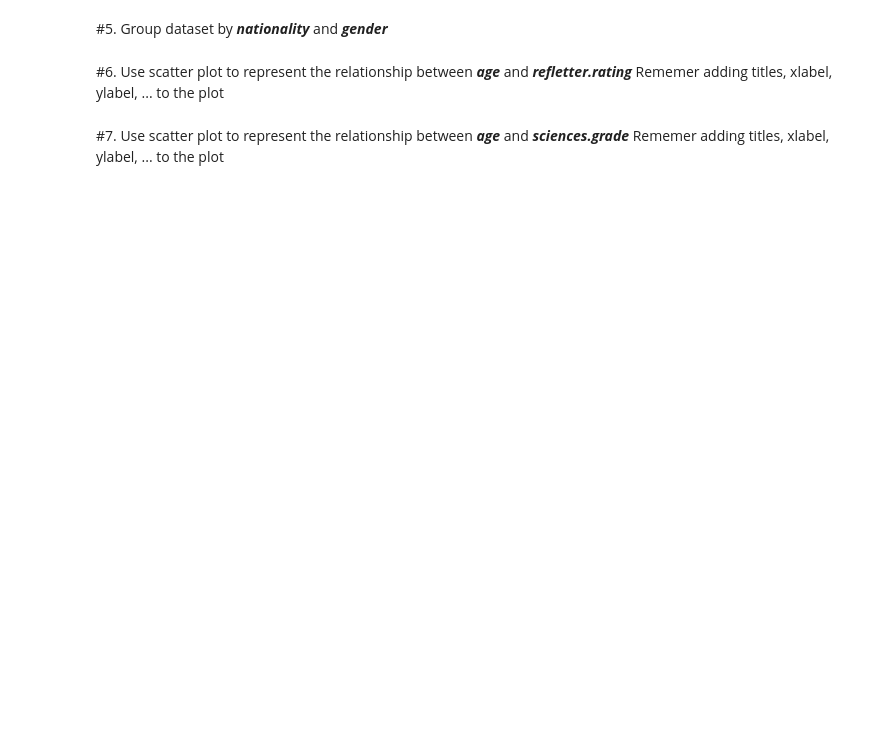
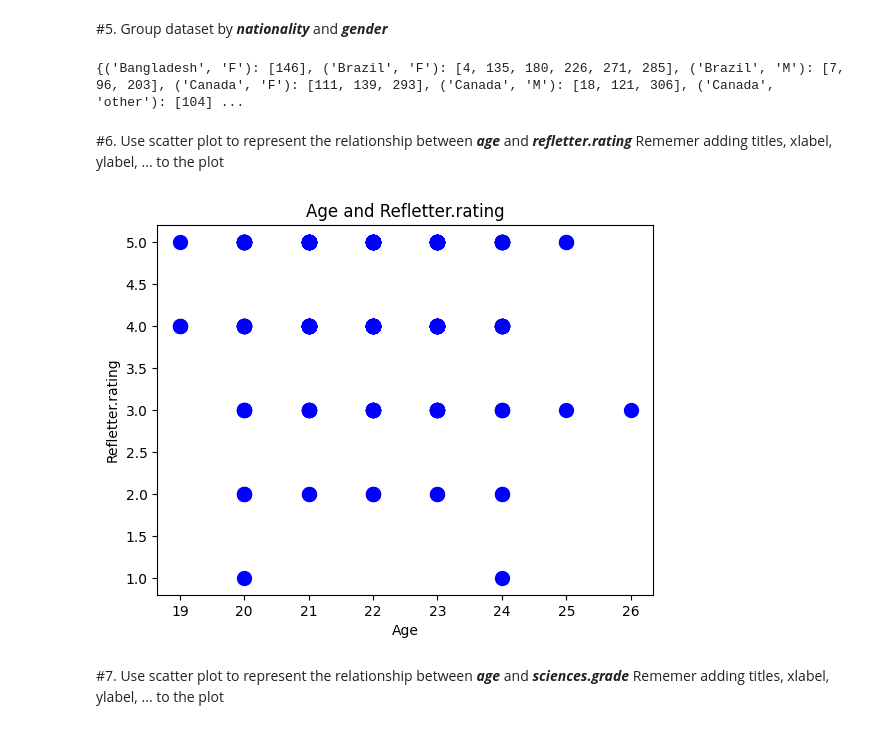
Before and after one commit to minhhuy211/ML_Learning, a Jupyter notebook: Lab_2.ipynb, the cells around one changed output. Drawn from its saved outputs; the diff is of its cells as text; code cells hidden in the pictures; blank space fills up the shorter version.

```diff
--- a/Lab_2.ipynb
+++ b/Lab_2.ipynb
@@ -24,0 +28,3 @@ drive.mount('/content/gdrive')
+# %%
+data = pd.read_csv("student-dataset.csv")
+data
@@ -37,3 +89,8 @@ drive.mount('/content/gdrive')
+# %%
+grouped = data.groupby(["nationality","gender"]).groups
+print(grouped)
+# %% [output]
+{('Bangladesh', 'F'): [146], ('Brazil', 'F'): [4, 135, 180, 226, 271, 285], ('Brazil', 'M'): [7, 96, 203], ('Canada', 'F'): [111, 139, 293], ('Canada', 'M'): [18, 121, 306], ('Canada', 'other'): [104] ...
 # %% [markdown]
 #6. Use scatter plot to represent the relationship between ***age*** and ***refletter.rating***
 Rememer adding titles, xlabel, ylabel, ... to the plot
@@ -42,3 +97,14 @@ Rememer adding titles, xlabel, ylabel, ... to the plot
+# %%
+x_value = data["age"]
+y_value = data["refletter.rating"]
+
+plt.scatter(x_value, y_value, s = 100, c = "blue")
+plt.title("Age and Refletter.rating")
+plt.xlabel("Age")
+plt.ylabel("Refletter.rating")
+plt.show()
+# %% [output]
+[figure, added]
 # %% [markdown]
 #7. Use scatter plot to represent the relationship between ***age*** and ***sciences.grade***
 Rememer adding titles, xlabel, ylabel, ... to the plot
```
Also changed, not shown: parts of 16 cells of this notebook.
